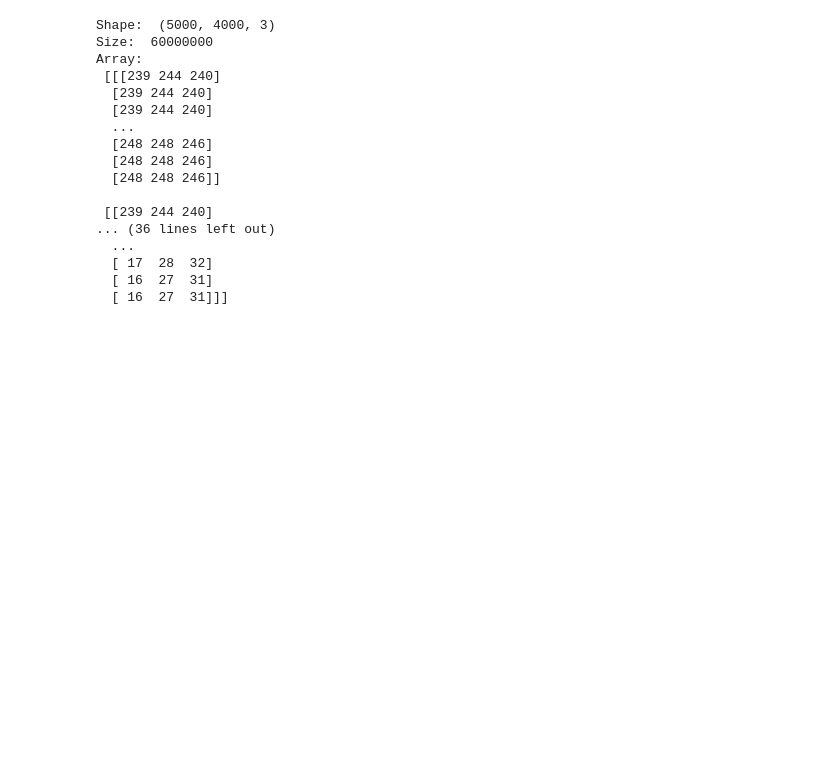
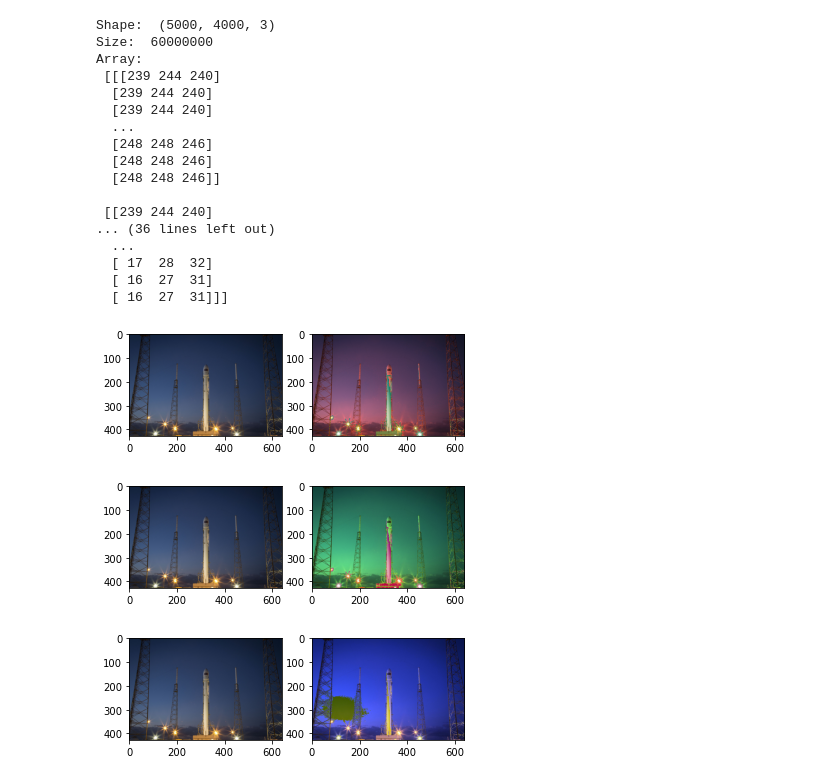
Before and after one commit to Juncheng2021/vision, a Jupyter notebook: basics.ipynb, the cells around one changed output. Saved outputs shown, nothing was run; the diff lists cells and outputs as text; code cells hidden in the pictures; blank space fills up the shorter version.

Commit message:
Add RGB multiplying

```diff
--- a/basics.ipynb
+++ b/basics.ipynb
@@ -33,3 +33,23 @@ Array:
   [ 17  28  32]
   [ 16  27  31]
   [ 16  27  31]]]
+# %%
+def multiply_colour(im, index, scalar):
+    f, ax = plt.subplots(1,2)
+    ax[0].imshow(im)
+
+    # Image is a 3D numpy array. It holds arrays (representing rows) of arrays (representing pixels) with 3 values each for RGB
+    # Multiplying the first part of each pixel (R in RGB) by 2
+    mult = np.copy(im)
+    mult[:,:,index] *= scalar
+
+    ax[1].imshow(mult)
+
+im = data.rocket()
+multiply_colour(im, 0, 2)
+multiply_colour(im, 1, 2)
+multiply_colour(im, 2, 2)
+# %% [output]
+[figure, added]
+[figure, added]
+[figure, added]
```
Also changed, not shown: parts of 1 cell of this notebook.
